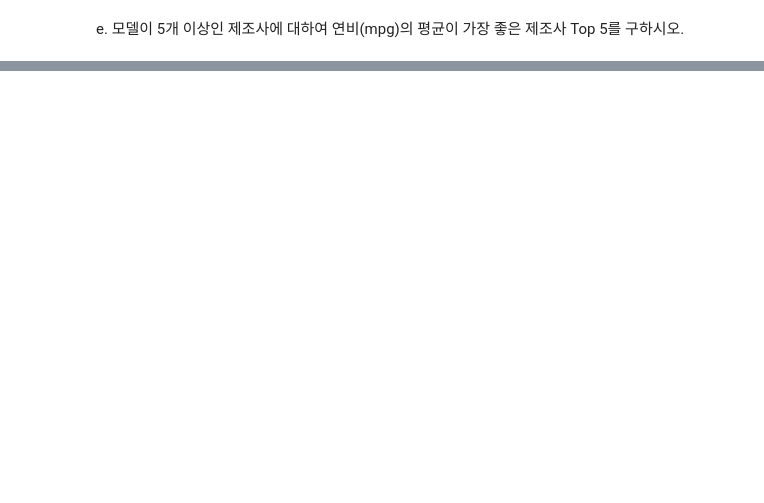
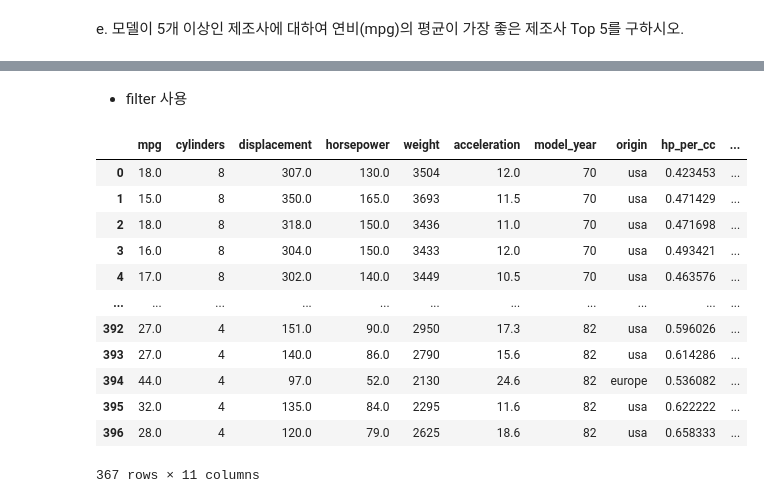
Before and after one commit to youngin0221/Data-Analysis-2021-2, a Jupyter notebook: 02.Pandas/0602_과제.ipynb, the cells around one changed output, grey strips where cells are left out. Cells and saved outputs as stored; diff of their text form; code cells hidden in the pictures; blank space fills up the shorter version.

```diff
--- a/02.Pandas/0602_과제.ipynb
+++ b/02.Pandas/0602_과제.ipynb
@@ -123,3 +251,13 @@ mpg
 # %% [markdown]
 b. name으로부터 manufacturer(제조사)와 모델을 추출하여
 새로운 열 manufacturer와 model을 추가하고, name 열은 삭제하시오.
+# %%
+def get_mfcer(full_name):
+    return full_name.split()[0]
+def get_model(full_name):
+    return ' '.join(full_name.split()[1:])
+# %%
+mpg['manufacturer'] = mpg.name.apply(get_mfcer)
+mpg['model'] = mpg.name.apply(get_model)
+del mpg['name']
+mpg.head()
@@ -149,0 +412,19 @@ e. 모델이 5개 이상인 제조사에 대하여 연비(mpg)의 평균이 가
+# %% [markdown]
+- filter 사용
+# %%
+new_mpg = mpg.groupby('manufacturer').filter(lambda x: x.manufacturer.count() >= 5)
+new_mpg
+# %% [output]
+|  | mpg | cylinders | displacement | horsepower | weight | acceleration | model_year | origin | hp_per_cc | ... |
+| 0 | 18.0 | 8 | 307.0 | 130.0 | 3504 | 12.0 | 70 | usa | 0.423453 | ... |
+| 1 | 15.0 | 8 | 350.0 | 165.0 | 3693 | 11.5 | 70 | usa | 0.471429 | ... |
+| 2 | 18.0 | 8 | 318.0 | 150.0 | 3436 | 11.0 | 70 | usa | 0.471698 | ... |
+| 3 | 16.0 | 8 | 304.0 | 150.0 | 3433 | 12.0 | 70 | usa | 0.493421 | ... |
+| 4 | 17.0 | 8 | 302.0 | 140.0 | 3449 | 10.5 | 70 | usa | 0.463576 | ... |
+| ... | ... | ... | ... | ... | ... | ... | ... | ... | ... | ... |
+| 392 | 27.0 | 4 | 151.0 | 90.0 | 2950 | 17.3 | 82 | usa | 0.596026 | ... |
+| 393 | 27.0 | 4 | 140.0 | 86.0 | 2790 | 15.6 | 82 | usa | 0.614286 | ... |
+| 394 | 44.0 | 4 | 97.0 | 52.0 | 2130 | 24.6 | 82 | europe | 0.536082 | ... |
+| 395 | 32.0 | 4 | 135.0 | 84.0 | 2295 | 11.6 | 82 | usa | 0.622222 | ... |
+| 396 | 28.0 | 4 | 120.0 | 79.0 | 2625 | 18.6 | 82 | usa | 0.658333 | ... |
+367 rows × 11 columns
```
Also changed, not shown: parts of 31 cells of this notebook.
